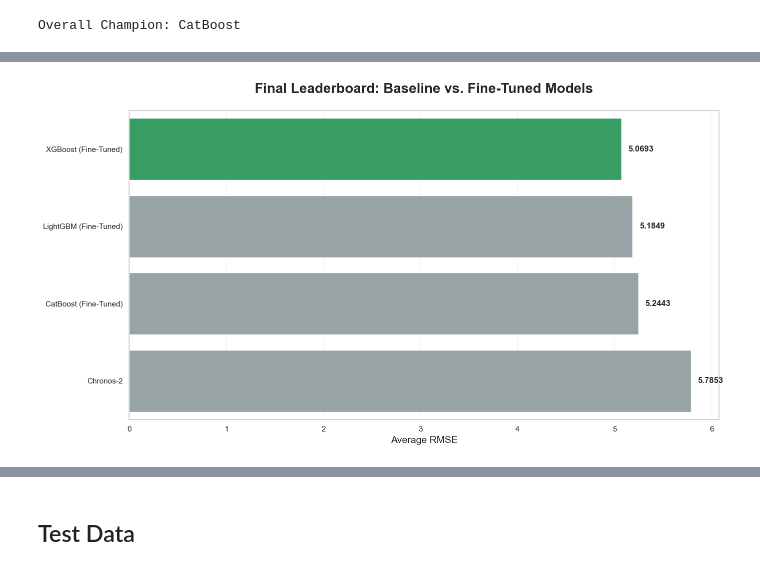
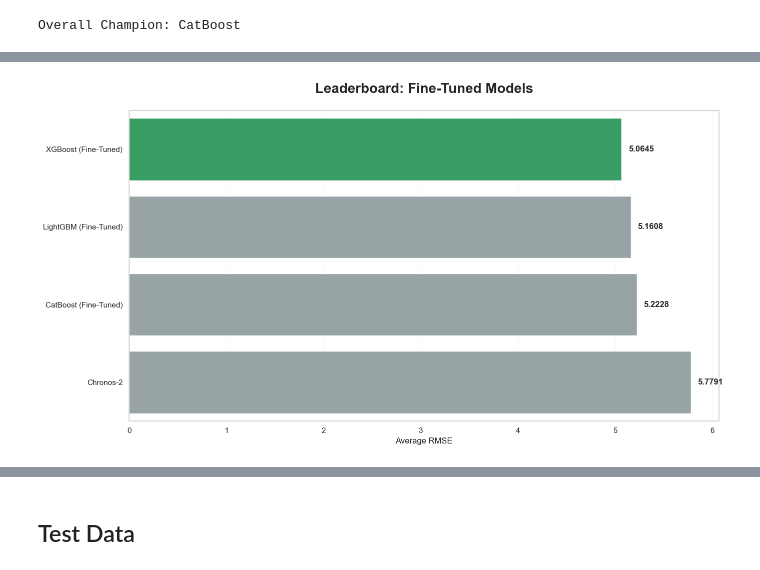
Before and after one commit to luisgrewe/StockSalesPrediction, a Jupyter notebook: salesprediction.ipynb, the cells around one changed output, grey strips where cells are left out. Cells and saved outputs as stored; diff of their text form; code cells hidden in the pictures.

```diff
--- a/salesprediction.ipynb
+++ b/salesprediction.ipynb
@@ -507,7 +631,7 @@ y_train_full = X_train_engineered[target_col]
 categorical_features = [
     'store_number', 'product_number', 'product_category',
     'business', 'department_num', 'department_group',
-    'store_format', 'format'
+    'store_format'
 ]
 
 for col in categorical_features:
@@ -852,37 +976,37 @@ df_final = pd.DataFrame(final_leaderboard_data).sort_values(by='RMSE', ascending
 
 plt.figure(figsize=(14, 8))
 winner_overall = df_final.iloc[0]['Model']
 
 colors = []
 for _, row in df_final.iterrows():
     if row['Model'] == winner_overall:
         colors.append('#27ae60')
     else:
         colors.append('#95a5a6')
 
 ax = sns.barplot(
     data=df_final,
     x='RMSE',
     y='Model',
     palette=colors,
     hue='Model',
     legend=False
 )
 
 # Add data labels
 for i in ax.containers:
     ax.bar_label(i, fmt='%.4f', padding=10, fontsize=12, fontweight='bold')
 
-plt.title('Final Leaderboard: Baseline vs. Fine-Tuned Models', fontsize=20, fontweight='bold', pad=25)
-plt.xlabel('Average RMSE', fontsize=14)
-plt.ylabel('', fontsize=14)
+plt.title('Leaderboard: Fine-Tuned Models', fontsize=20, fontweight='bold', pad=25)
+plt.xlabel('Average RMSE', fontsize=12)
+plt.ylabel('', fontsize=12)
 plt.grid(axis='x', linestyle='--', alpha=0.3)
 
 plt.tight_layout(rect=[0, 0.05, 1, 1])
 plt.savefig('images/model_leaderboard_fine_tuned.png')
 plt.show()
 # %% [output]
-[figure, old version]
+[figure, new version]
 # %%
 # Extract best values
 best_params = study.best_params.copy()
```
Also changed, not shown: parts of 24 cells of this notebook, 26 other files.
